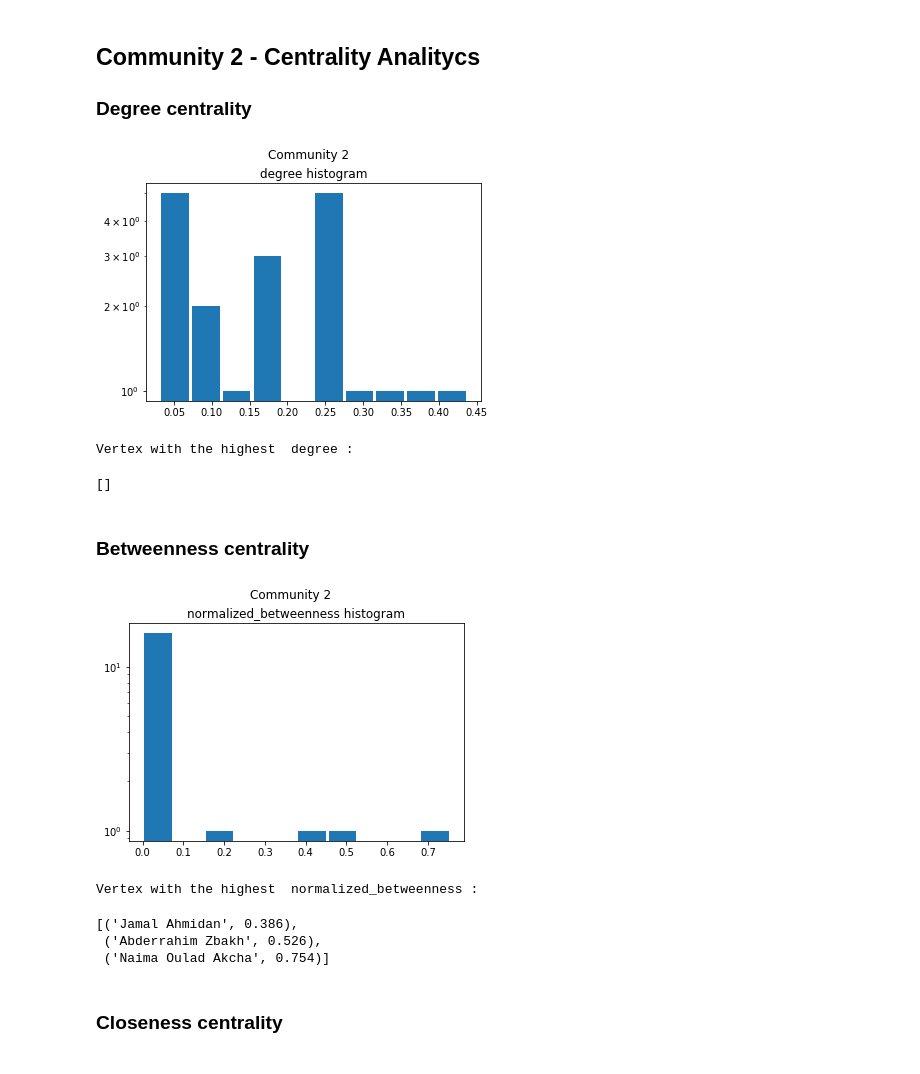
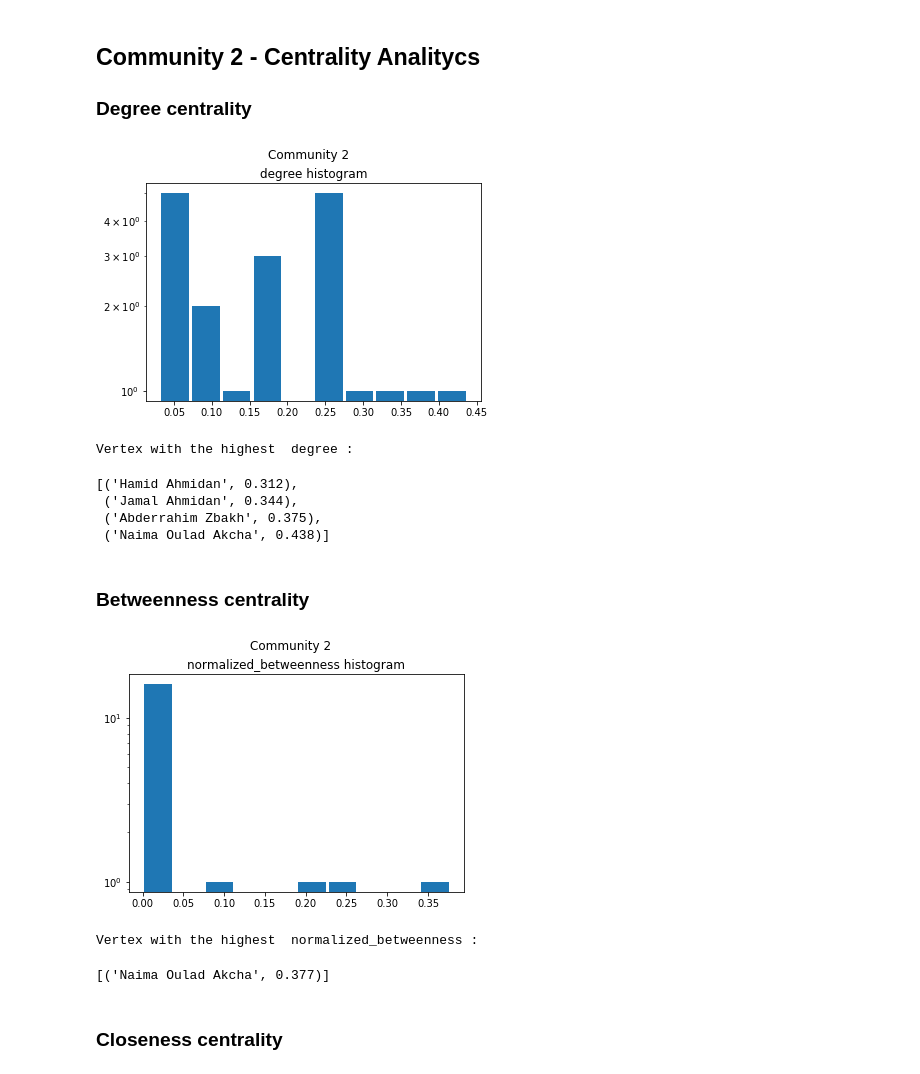
Before and after one commit to GiorgiaAuroraAdorni/MadridTrainBombingNetAnalytics, a Jupyter notebook: MadridTrainBombingNet.ipynb, the cells around one changed output. Drawn from its saved outputs; the diff is of its cells as text; code cells hidden in the pictures.

```diff
--- a/MadridTrainBombingNet.ipynb
+++ b/MadridTrainBombingNet.ipynb
@@ -89,10 +91,9 @@ print('{0} nodes, {1} edges'.format(n, m))
 # %% [output]
 64 nodes, 486 edges
 # %%
-visual_style = {}
-visual_style["edge_width"] = g.es['weight']
-
-ig.plot(g, **visual_style)
+g.vs['color'] = 'gray'
+g.es['color'] = 'gray'
+ig.plot(g)
 # %% [output]
 <igraph.drawing.Plot at 0x...>
 # %% [markdown]
@@ -102,7 +103,7 @@ def normalized_betweenness(graph):
     list_betweenness=list()
     n = graph.vcount()
     for value in graph.betweenness(weights=graph.es["weight"]):
-        list_betweenness.append(value/(((n-1)*(n-2))/2))
+        list_betweenness.append(value/(((n-1)*(n-2))))
     return list_betweenness
 
 def nodes_bound(graph, threshold, measure, name):
@@ -386,21 +379,22 @@ Vertex with the highest  eigenvector_centrality :
 
 ### Degree centrality
 # %%
-nodes_bound(sg2, 17, 'degree', "Community 2")
+nodes_bound(sg2, 0.26, 'degree', "Community 2")
 # %% [output]
 [figure]
 Vertex with the highest  degree :
-[]
+[('Hamid Ahmidan', 0.312),
+ ('Jamal Ahmidan', 0.344),
+ ('Abderrahim Zbakh', 0.375),
+ ('Naima Oulad Akcha', 0.438)]
 # %% [markdown]
 ### Betweenness centrality
 # %%
-nodes_bound(sg2, 0.2, 'normalized_betweenness', "Community 2")
+nodes_bound(sg2, 0.3, 'normalized_betweenness', "Community 2")
 # %% [output]
-[figure, old version]
+[figure, new version]
 Vertex with the highest  normalized_betweenness :
-[('Jamal Ahmidan', 0.386),
- ('Abderrahim Zbakh', 0.526),
- ('Naima Oulad Akcha', 0.754)]
+[('Naima Oulad Akcha', 0.377)]
 # %% [markdown]
 ### Closeness centrality
 # %%
```
Also changed, not shown: parts of 27 cells of this notebook.
